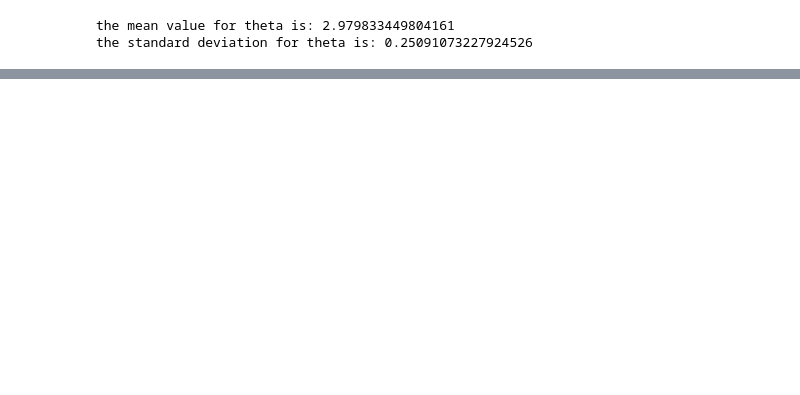
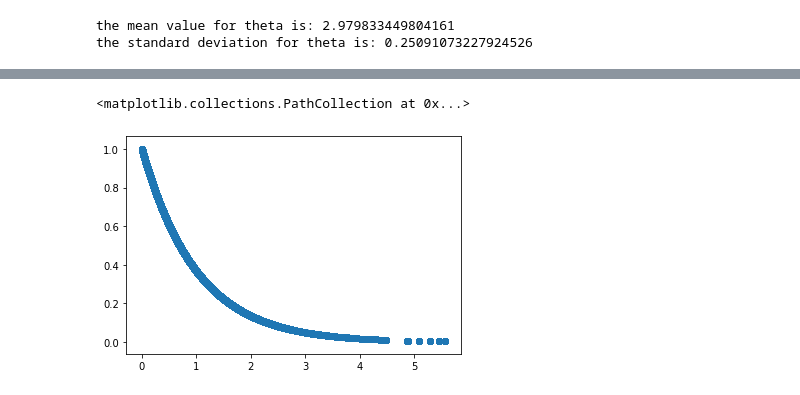
Before and after one commit to gfarhani/Markov_chain, a Jupyter notebook: Markov_chain/Metropolis_Hasting_explanation_and_example.ipynb, the cells around one changed output, grey strips where cells are left out. Drawn from its saved outputs; the diff is of its cells as text; code cells hidden in the pictures; blank space fills up the shorter version.

```diff
--- a/Markov_chain/Metropolis_Hasting_explanation_and_example.ipynb
+++ b/Markov_chain/Metropolis_Hasting_explanation_and_example.ipynb
@@ -120,0 +129,28 @@ the standard deviation for theta is: 0.25091073227924526
+# %%
+
+def target(x):
+    if x<0:
+        target = 0
+    else:
+        target = np.exp(-x)
+    return target
+
+
+x_current = 0
+current_target = target(x_current)
+chain = []
+
+# the chain:
+for i in range(100000):
+
+    x_proposed = x_current+np.random.randn()
+    proposed_target = target(x_proposed)
+    ratio = (proposed_target)/(current_target)
+    A = min(1, ratio)
+
+    u = np.random.rand()
+    if u<= A:
+        x_current = x_proposed
+        current_taget = proposed_target
+
+    chain.append(x_current)
@@ -120,0 +174,9 @@ the standard deviation for theta is: 0.25091073227924526
+# %%
+y = []
+for i in chain:
+    y.append(target(i))
+# %%
+plt.scatter(chain, y)
+# %% [output]
+<matplotlib.collections.PathCollection at 0x...>
+[figure, added]
```
Also changed, not shown: parts of 5 cells of this notebook.
